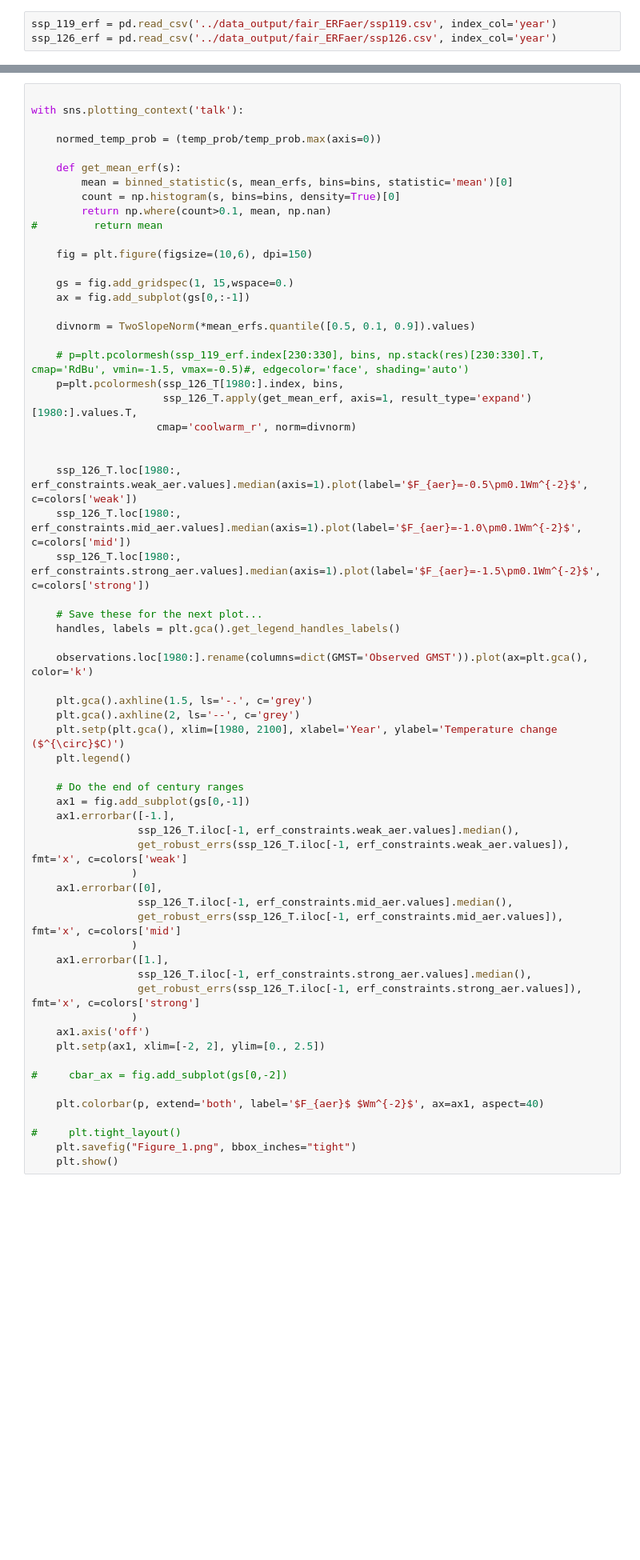
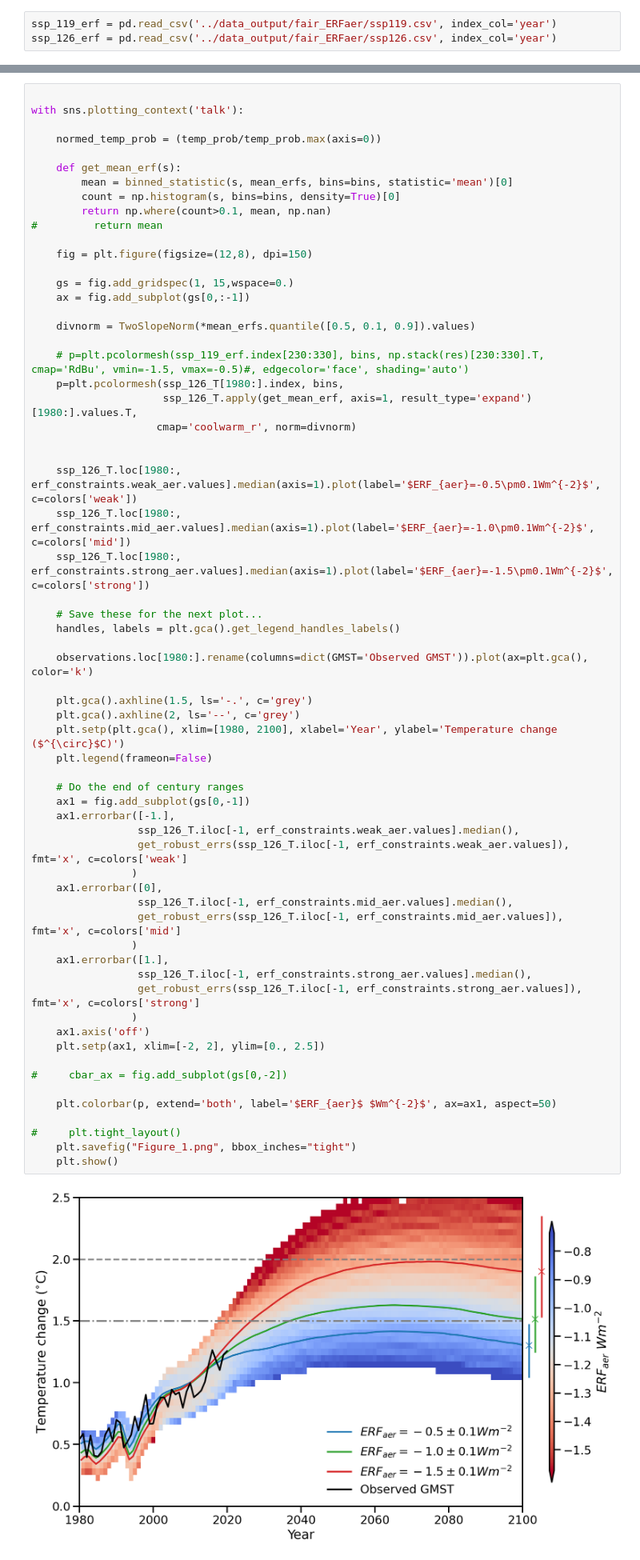
Before and after one commit to chrisroadmap/ar6-aerosol-uncertainty, a Jupyter notebook: notebooks/paper_figures.ipynb, the cells around one changed output, grey strips where cells are left out. Shown at 80% size. Saved outputs shown, nothing was run; the diff lists cells and outputs as text; blank space fills up the shorter version.

```diff
--- a/notebooks/paper_figures.ipynb
+++ b/notebooks/paper_figures.ipynb
@@ -165,7 +190,7 @@ with sns.plotting_context('talk'):
         return np.where(count>0.1, mean, np.nan)
 #         return mean
 
-    fig = plt.figure(figsize=(10,6), dpi=150)
+    fig = plt.figure(figsize=(12,8), dpi=150)
 
     gs = fig.add_gridspec(1, 15,wspace=0.)
     ax = fig.add_subplot(gs[0,:-1])
@@ -178,44 +203,46 @@ with sns.plotting_context('talk'):
                     cmap='coolwarm_r', norm=divnorm)
 
 
-    ssp_126_T.loc[1980:, erf_constraints.weak_aer.values].median(axis=1).plot(label='$F_{aer}=-0.5\pm0.1Wm^{-2}$', c=colors['weak'])
-    ssp_126_T.loc[1980:, erf_constraints.mid_aer.values].median(axis=1).plot(label='$F_{aer}=-1.0\pm0.1Wm^{-2}$', c=colors['mid'])
-    ssp_126_T.loc[1980:, erf_constraints.strong_aer.values].median(axis=1).plot(label='$F_{aer}=-1.5\pm0.1Wm^{-2}$', c=colors['strong'])
+    ssp_126_T.loc[1980:, erf_constraints.weak_aer.values].median(axis=1).plot(label='$ERF_{aer}=-0.5\pm0.1Wm^{-2}$', c=colors['weak'])
+    ssp_126_T.loc[1980:, erf_constraints.mid_aer.values].median(axis=1).plot(label='$ERF_{aer}=-1.0\pm0.1Wm^{-2}$', c=colors['mid'])
+    ssp_126_T.loc[1980:, erf_constraints.strong_aer.values].median(axis=1).plot(label='$ERF_{aer}=-1.5\pm0.1Wm^{-2}$', c=colors['strong'])
 
     # Save these for the next plot...
     handles, labels = plt.gca().get_legend_handles_labels()
 
     observations.loc[1980:].rename(columns=dict(GMST='Observed GMST')).plot(ax=plt.gca(), color='k')
 
     plt.gca().axhline(1.5, ls='-.', c='grey')
     plt.gca().axhline(2, ls='--', c='grey')
     plt.setp(plt.gca(), xlim=[1980, 2100], xlabel='Year', ylabel='Temperature change ($^{\circ}$C)')
-    plt.legend()
+    plt.legend(frameon=False)
 
     # Do the end of century ranges
     ax1 = fig.add_subplot(gs[0,-1])
     ax1.errorbar([-1.],
                  ssp_126_T.iloc[-1, erf_constraints.weak_aer.values].median(),
                  get_robust_errs(ssp_126_T.iloc[-1, erf_constraints.weak_aer.values]), fmt='x', c=colors['weak']
                 )
     ax1.errorbar([0],
                  ssp_126_T.iloc[-1, erf_constraints.mid_aer.values].median(),
                  get_robust_errs(ssp_126_T.iloc[-1, erf_constraints.mid_aer.values]), fmt='x', c=colors['mid']
                 )
     ax1.errorbar([1.],
                  ssp_126_T.iloc[-1, erf_constraints.strong_aer.values].median(),
                  get_robust_errs(ssp_126_T.iloc[-1, erf_constraints.strong_aer.values]), fmt='x', c=colors['strong']
                 )
     ax1.axis('off')
     plt.setp(ax1, xlim=[-2, 2], ylim=[0., 2.5])
 
 #     cbar_ax = fig.add_subplot(gs[0,-2])
 
-    plt.colorbar(p, extend='both', label='$F_{aer}$ $Wm^{-2}$', ax=ax1, aspect=40)
+    plt.colorbar(p, extend='both', label='$ERF_{aer}$ $Wm^{-2}$', ax=ax1, aspect=50)
 
 #     plt.tight_layout()
     plt.savefig("Figure_1.png", bbox_inches="tight")
     plt.show()
+# %% [output]
+[figure, added]
 # %%
 
 with sns.plotting_context('talk'):
```
Also changed, not shown: parts of 14 cells of this notebook, 4 other files.
